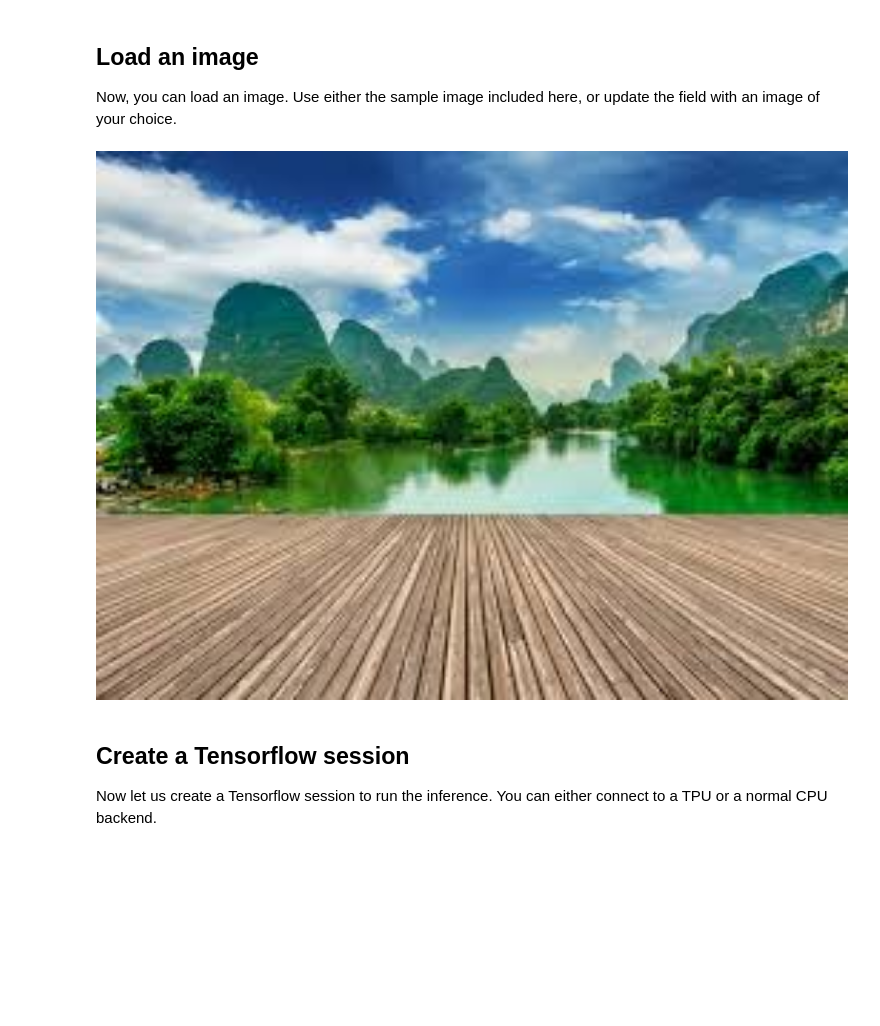
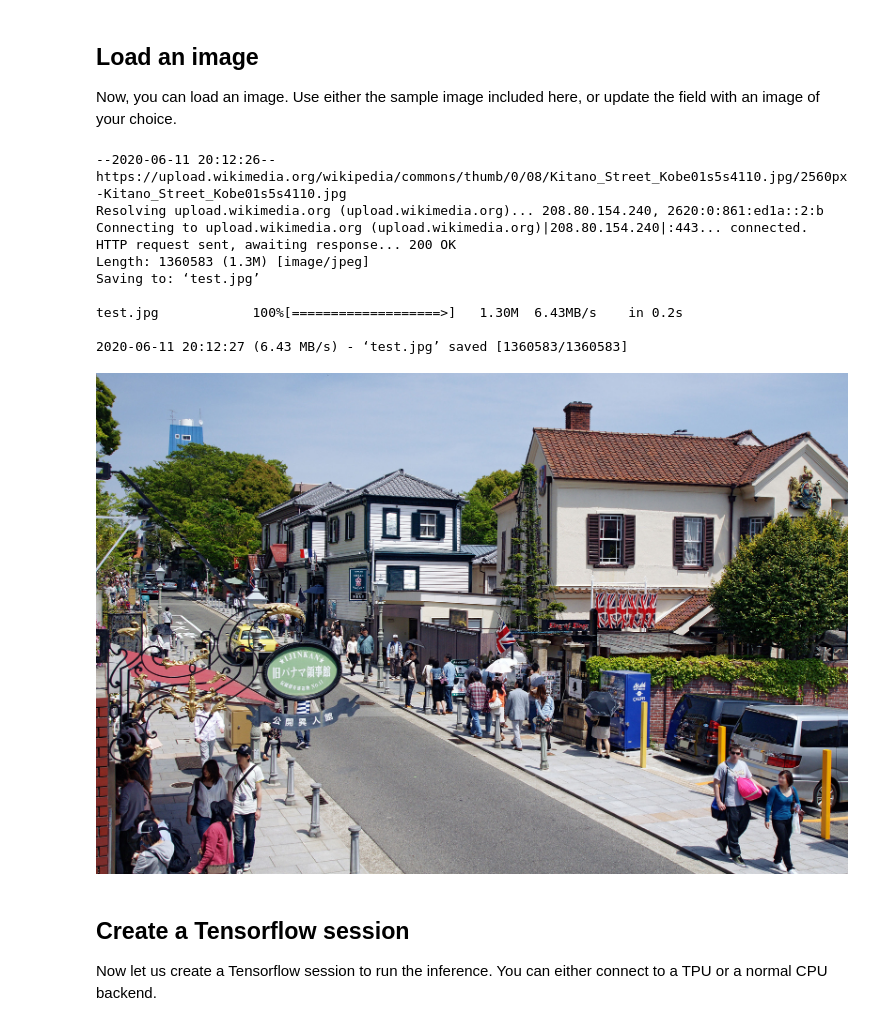
Before and after one commit to kiran51298/image-segmentation1, a Jupyter notebook: tpu-master/models/official/mask_rcnn/mask_rcnn_demo.ipynb, the cells around one changed output. Cells and saved outputs as stored; diff of their text form; code cells hidden in the pictures; blank space fills up the shorter version.

```diff
--- a/tpu-master/models/official/mask_rcnn/mask_rcnn_demo.ipynb
+++ b/tpu-master/models/official/mask_rcnn/mask_rcnn_demo.ipynb
@@ -127,19 +126,29 @@ category_index = {k: {'id': k, 'name': ID_MAPPING[k]} for k in ID_MAPPING}
 ## Load an image
 Now, you can load an image. Use either the sample image included here, or update the field with an image of your choice.
 # %%
-#!wget https://upload.wikimedia.org/wikipedia/commons/thumb/0/08/Kitano_Street_Kobe01s5s4110.jpg/2560px-Kitano_Street_Kobe01s5s4110.jpg -O test.jpg
-image_path = '../../1.jpeg'
+!wget https://upload.wikimedia.org/wikipedia/commons/thumb/0/08/Kitano_Street_Kobe01s5s4110.jpg/2560px-Kitano_Street_Kobe01s5s4110.jpg -O test.jpg
+image_path = 'test.jpg'
 
 with open(image_path, 'rb') as f:
   np_image_string = np.array([f.read()])
 
 image = Image.open(image_path)
 width, height = image.size
 np_image = np.array(image.getdata()).reshape(height, width, 3).astype(np.uint8)
 
 display.display(display.Image(image_path, width=1024))
 # %% [output]
+--2020-06-11 20:12:26--  https://upload.wikimedia.org/wikipedia/commons/thumb/0/08/Kitano_Street_Kobe01s5s4110.jpg/2560px-Kitano_Street_Kobe01s5s4110.jpg
+Resolving upload.wikimedia.org (upload.wikimedia.org)... 208.80.154.240, 2620:0:861:ed1a::2:b
+Connecting to upload.wikimedia.org (upload.wikimedia.org)|208.80.154.240|:443... connected.
+HTTP request sent, awaiting response... 200 OK
+Length: 1360583 (1.3M) [image/jpeg]
+Saving to: ‘test.jpg’
+
+test.jpg            100%[===================>]   1.30M  6.43MB/s    in 0.2s
+
+2020-06-11 20:12:27 (6.43 MB/s) - ‘test.jpg’ saved [1360583/1360583]
-[figure, old version]
+[figure, new version]
 # %% [markdown]
 ## Create a Tensorflow session
 Now let us create a Tensorflow session to run the inference. You can either connect to a TPU or a normal CPU backend.
```
Also changed, not shown: parts of 6 cells of this notebook.
